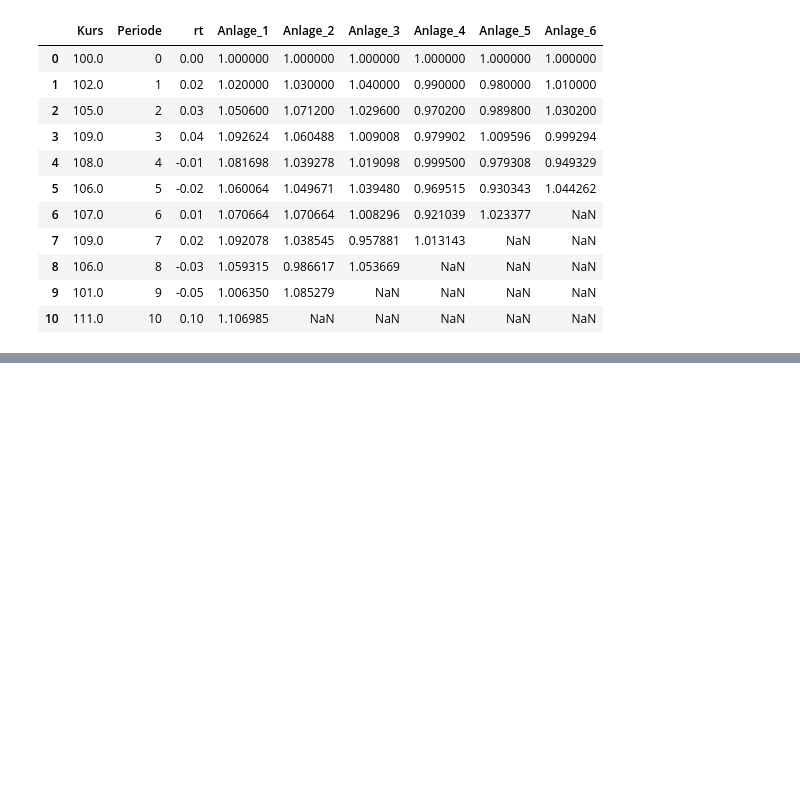
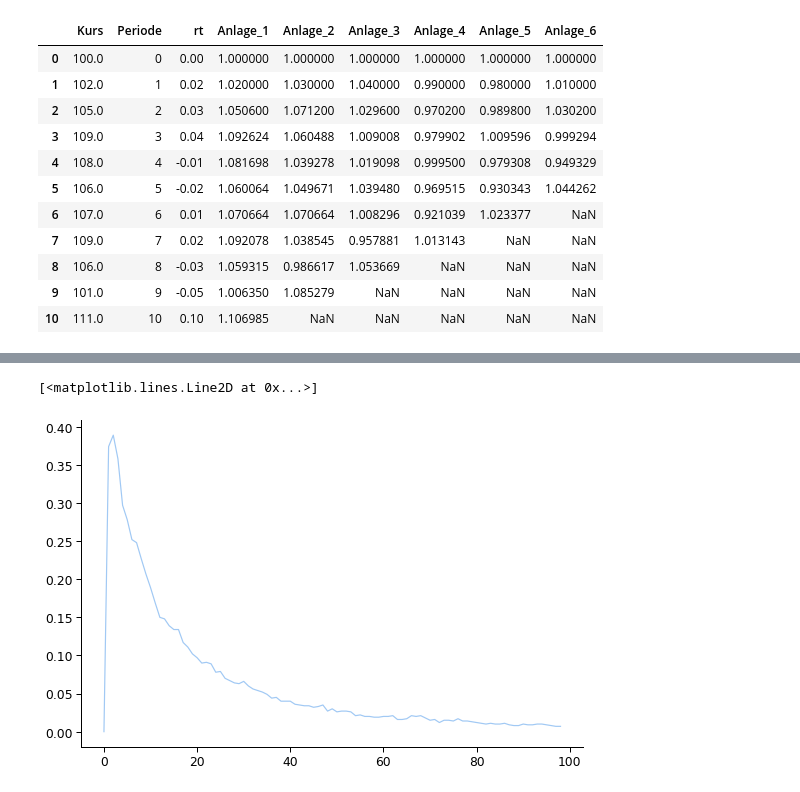
Before and after one commit to fredzett/Skript-Business-Analytics, a Jupyter notebook: _sources/chapters/assets/assets.ipynb, the cells around one changed output, grey strips where cells are left out. Cells and saved outputs as stored; diff of their text form; code cells hidden in the pictures; blank space fills up the shorter version.

```diff
--- a/_sources/chapters/assets/assets.ipynb
+++ b/_sources/chapters/assets/assets.ipynb
@@ -143,0 +175,5 @@ new_df
+# %%
+plt.plot(probs)
+# %% [output]
+[<matplotlib.lines.Line2D at 0x...>]
+[figure, added]
```
Also changed, not shown: parts of 14 cells of this notebook, 46 other files.
